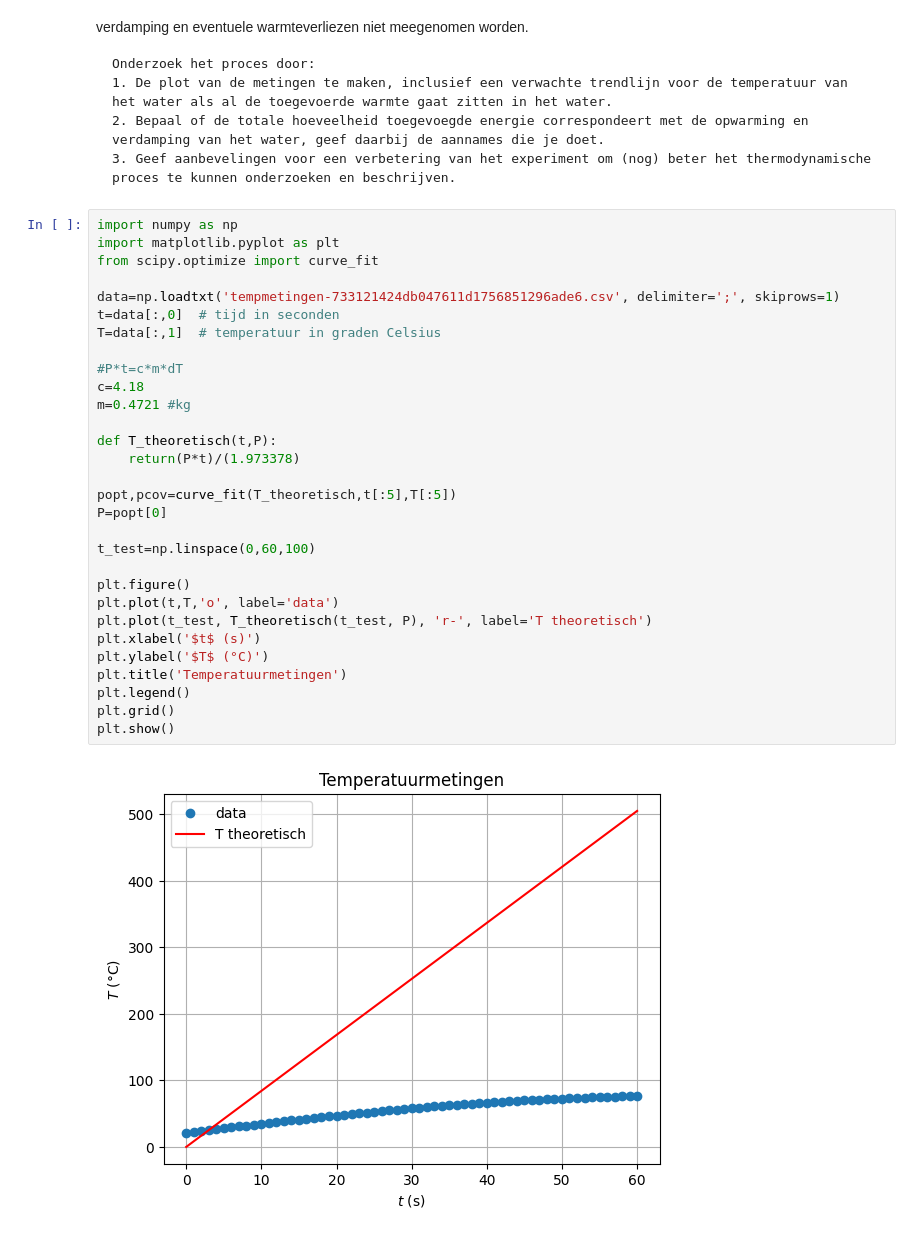
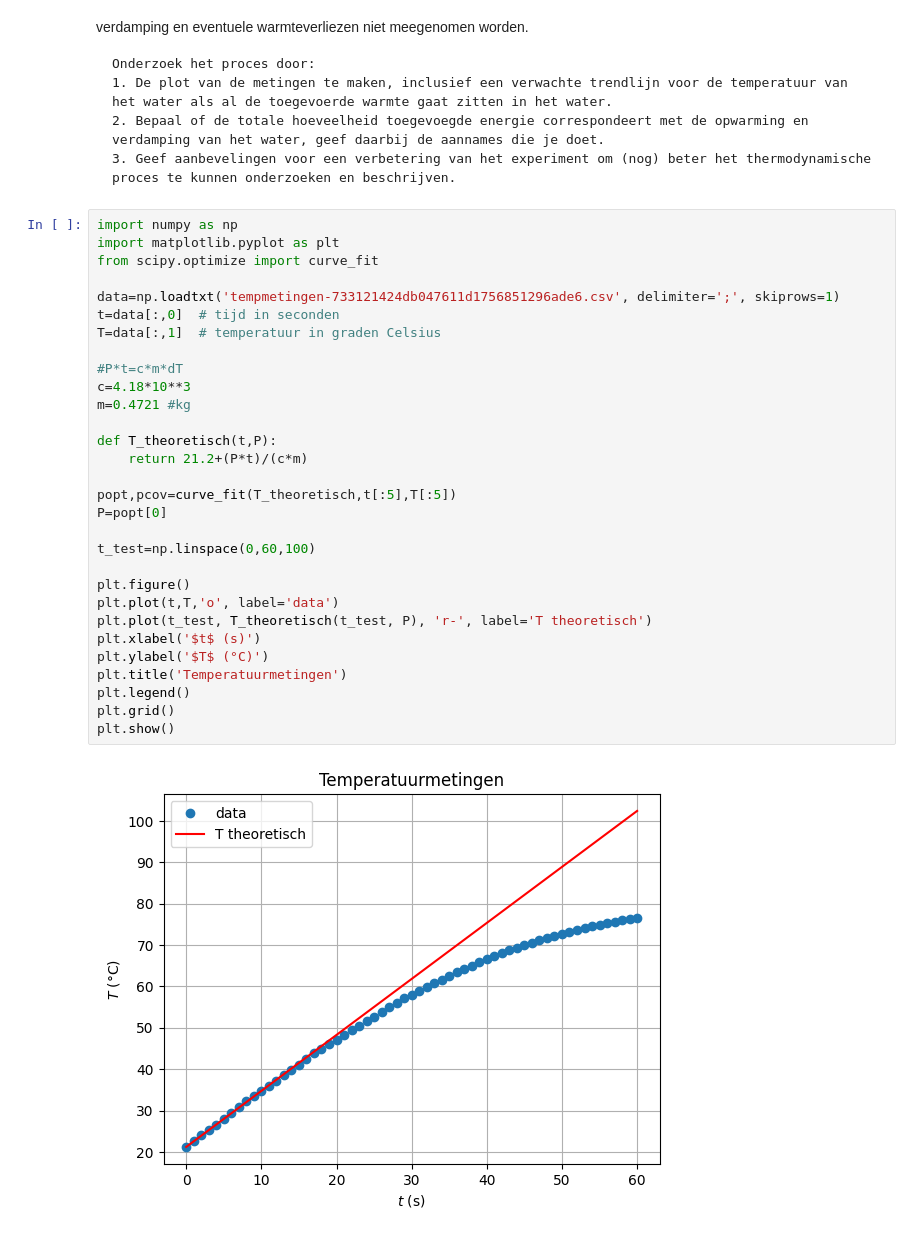
Before and after one commit to Roosmarijnkos/104, a Jupyter notebook: Content/Labs/Verdamping.ipynb, the cells around one changed output. Drawn from its saved outputs; the diff is of its cells as text.

```diff
--- a/Content/Labs/Verdamping.ipynb
+++ b/Content/Labs/Verdamping.ipynb
@@ -19,32 +19,32 @@ Onderzoek het proces door:
 # %%
 import numpy as np
 import matplotlib.pyplot as plt
 from scipy.optimize import curve_fit
 
 data=np.loadtxt('tempmetingen-733121424db047611d1756851296ade6.csv', delimiter=';', skiprows=1)
 t=data[:,0]  # tijd in seconden
 T=data[:,1]  # temperatuur in graden Celsius
 
 #P*t=c*m*dT
-c=4.18
+c=4.18*10**3
 m=0.4721 #kg
 
 def T_theoretisch(t,P):
-    return(P*t)/(1.973378)
+    return 21.2+(P*t)/(c*m)
 
 popt,pcov=curve_fit(T_theoretisch,t[:5],T[:5])
 P=popt[0]
 
 t_test=np.linspace(0,60,100)
 
 plt.figure()
 plt.plot(t,T,'o', label='data')
 plt.plot(t_test, T_theoretisch(t_test, P), 'r-', label='T theoretisch')
 plt.xlabel('$t$ (s)')
 plt.ylabel('$T$ (°C)')
 plt.title('Temperatuurmetingen')
 plt.legend()
 plt.grid()
 plt.show()
 # %% [output]
-[figure, old version]
+[figure, new version]
```
Also changed, not shown: parts of 1 cell of this notebook.
